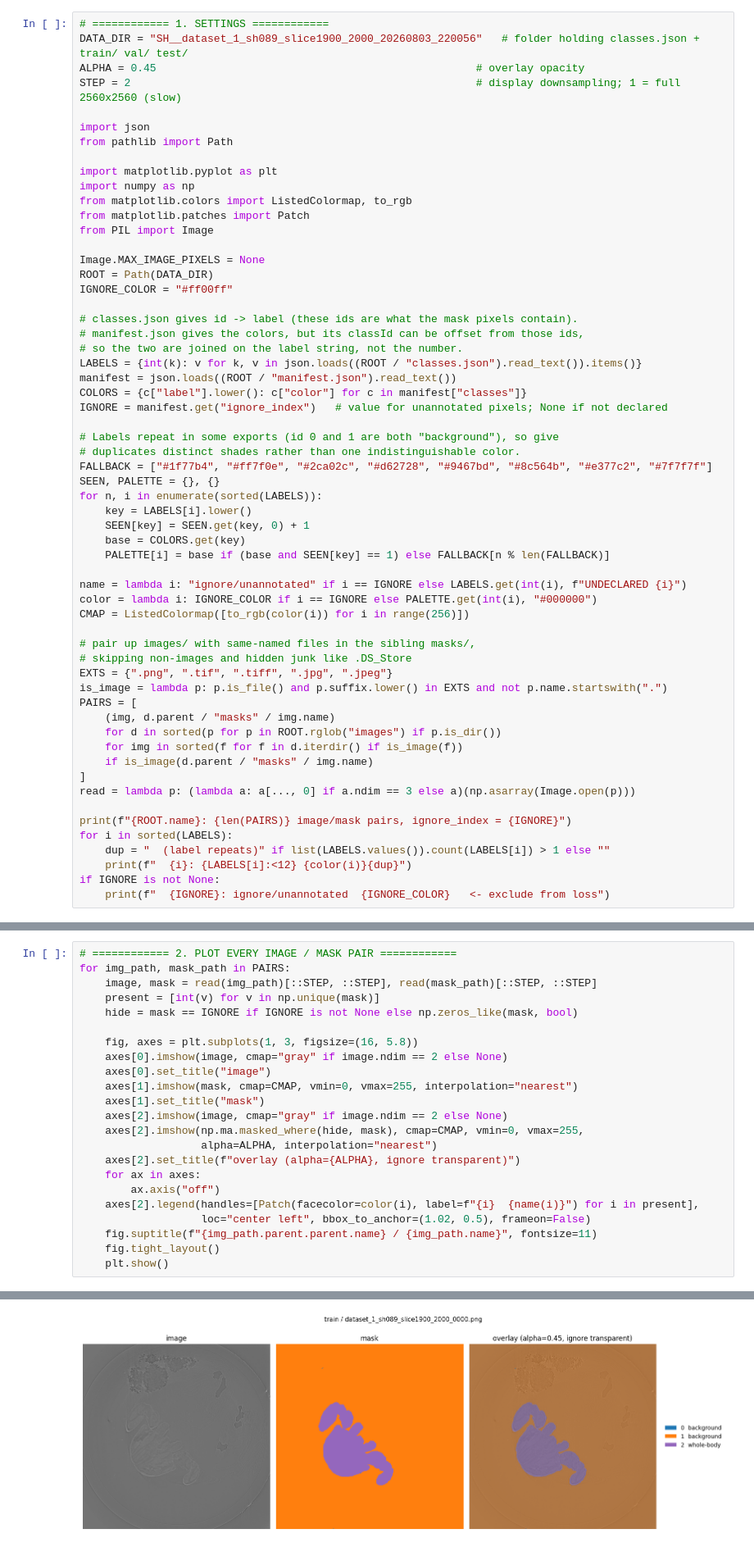
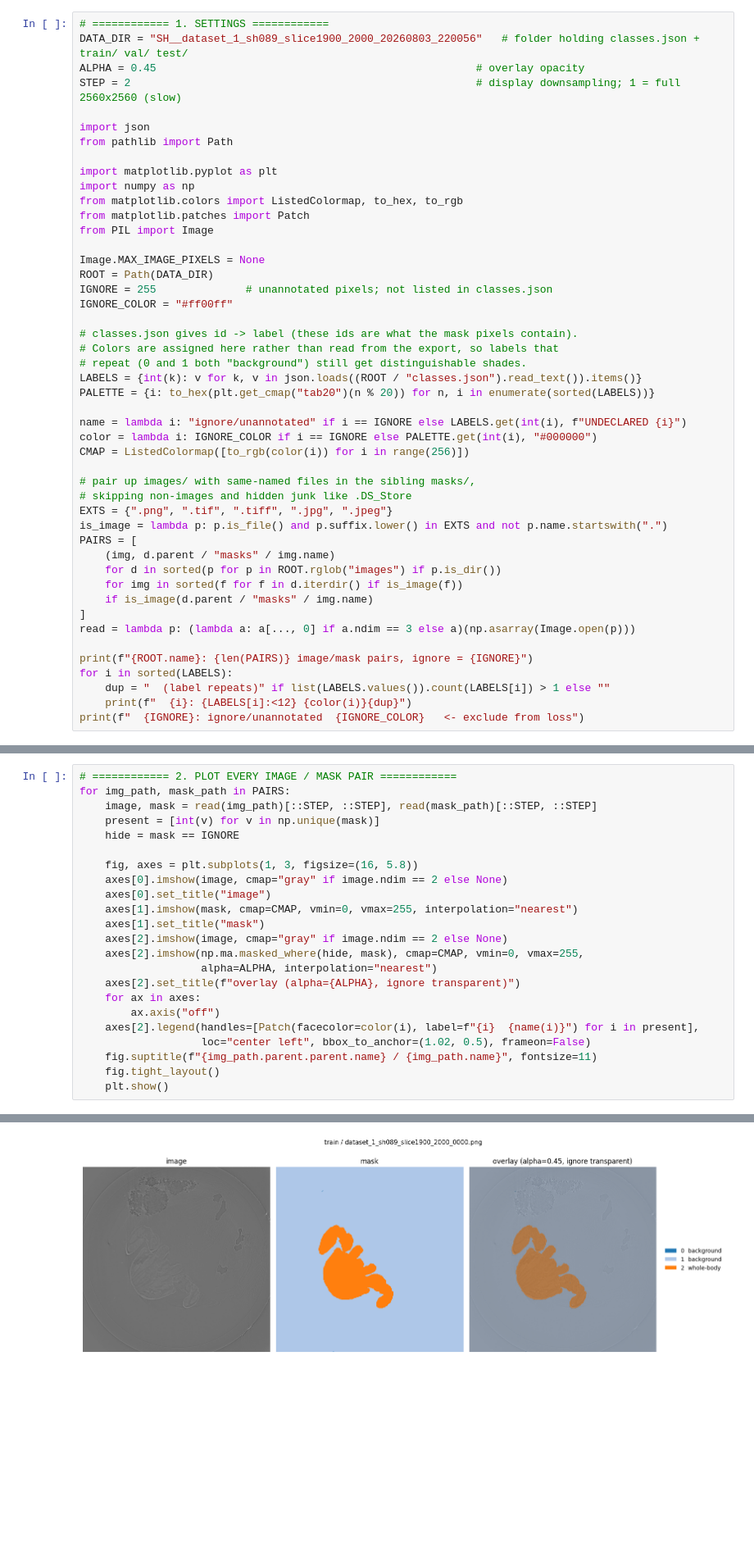
Before and after one commit to xiaoyachong/seg_workshop, a Jupyter notebook: view_image_mask_pairs.ipynb, the cells around one changed output, grey strips where cells are left out. Shown at 82% size. Saved outputs shown, nothing was run; the diff lists cells and outputs as text; blank space fills up the shorter version.

```diff
--- a/view_image_mask_pairs.ipynb
+++ b/view_image_mask_pairs.ipynb
@@ -9,31 +9,20 @@ from pathlib import Path
 
 import matplotlib.pyplot as plt
 import numpy as np
-from matplotlib.colors import ListedColormap, to_rgb
+from matplotlib.colors import ListedColormap, to_hex, to_rgb
 from matplotlib.patches import Patch
 from PIL import Image
 
 Image.MAX_IMAGE_PIXELS = None
 ROOT = Path(DATA_DIR)
+IGNORE = 255              # unannotated pixels; not listed in classes.json
 IGNORE_COLOR = "#ff00ff"
 
 # classes.json gives id -> label (these ids are what the mask pixels contain).
-# manifest.json gives the colors, but its classId can be offset from those ids,
-# so the two are joined on the label string, not the number.
+# Colors are assigned here rather than read from the export, so labels that
+# repeat (0 and 1 both "background") still get distinguishable shades.
 LABELS = {int(k): v for k, v in json.loads((ROOT / "classes.json").read_text()).items()}
-manifest = json.loads((ROOT / "manifest.json").read_text())
-COLORS = {c["label"].lower(): c["color"] for c in manifest["classes"]}
-IGNORE = manifest.get("ignore_index")   # value for unannotated pixels; None if not declared
-
-# Labels repeat in some exports (id 0 and 1 are both "background"), so give
-# duplicates distinct shades rather than one indistinguishable color.
-FALLBACK = ["#1f77b4", "#ff7f0e", "#2ca02c", "#d62728", "#9467bd", "#8c564b", "#e377c2", "#7f7f7f"]
-SEEN, PALETTE = {}, {}
-for n, i in enumerate(sorted(LABELS)):
-    key = LABELS[i].lower()
-    SEEN[key] = SEEN.get(key, 0) + 1
-    base = COLORS.get(key)
-    PALETTE[i] = base if (base and SEEN[key] == 1) else FALLBACK[n % len(FALLBACK)]
+PALETTE = {i: to_hex(plt.get_cmap("tab20")(n % 20)) for n, i in enumerate(sorted(LABELS))}
 
 name = lambda i: "ignore/unannotated" if i == IGNORE else LABELS.get(int(i), f"UNDECLARED {i}")
 color = lambda i: IGNORE_COLOR if i == IGNORE else PALETTE.get(int(i), "#000000")
@@ -51,10 +40,9 @@ PAIRS = [
 ]
 read = lambda p: (lambda a: a[..., 0] if a.ndim == 3 else a)(np.asarray(Image.open(p)))
 
-print(f"{ROOT.name}: {len(PAIRS)} image/mask pairs, ignore_index = {IGNORE}")
+print(f"{ROOT.name}: {len(PAIRS)} image/mask pairs, ignore = {IGNORE}")
 for i in sorted(LABELS):
     dup = "  (label repeats)" if list(LABELS.values()).count(LABELS[i]) > 1 else ""
     print(f"  {i}: {LABELS[i]:<12} {color(i)}{dup}")
-if IGNORE is not None:
-    print(f"  {IGNORE}: ignore/unannotated  {IGNORE_COLOR}   <- exclude from loss")
+print(f"  {IGNORE}: ignore/unannotated  {IGNORE_COLOR}   <- exclude from loss")
 # %% [output]
@@ -67,7 +56,7 @@ SH__dataset_1_sh089_slice1900_2000_20260803_220056: 4 image/mask pairs, ignore_i
 for img_path, mask_path in PAIRS:
     image, mask = read(img_path)[::STEP, ::STEP], read(mask_path)[::STEP, ::STEP]
     present = [int(v) for v in np.unique(mask)]
-    hide = mask == IGNORE if IGNORE is not None else np.zeros_like(mask, bool)
+    hide = mask == IGNORE
 
     fig, axes = plt.subplots(1, 3, figsize=(16, 5.8))
     axes[0].imshow(image, cmap="gray" if image.ndim == 2 else None)
@@ -91 +80 @@ for img_path, mask_path in PAIRS:
-[figure, old version]
+[figure, new version]
```
Also changed, not shown: parts of 2 cells of this notebook, 4 other files.
